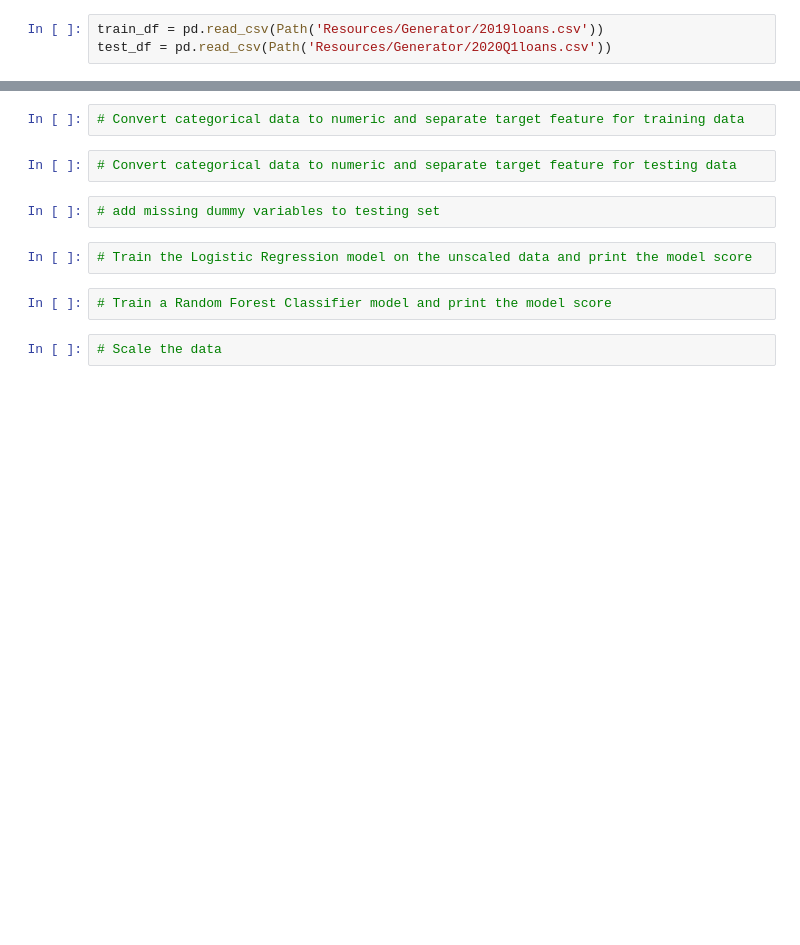
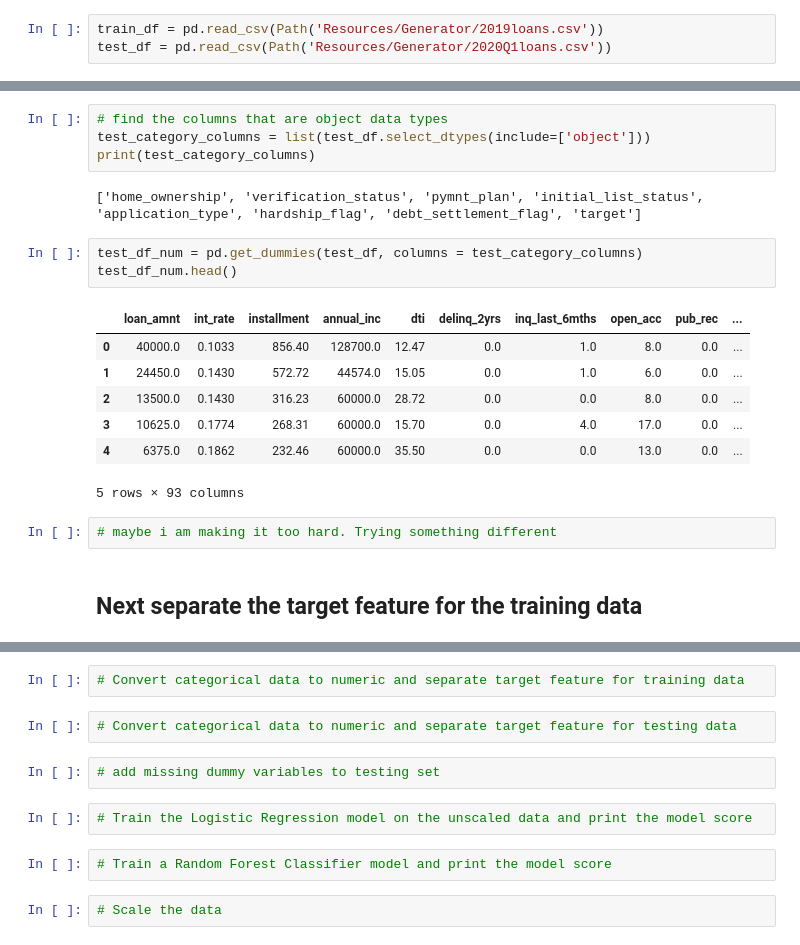
Before and after one commit to wycislo/LendingClub, a Jupyter notebook: Credit_Risk_Evaluator.ipynb, the cells around one changed output, grey strips where cells are left out. Cells and saved outputs as stored; diff of their text form; blank space fills up the shorter version.

```diff
--- a/Credit_Risk_Evaluator.ipynb
+++ b/Credit_Risk_Evaluator.ipynb
@@ -11,0 +59,21 @@ test_df = pd.read_csv(Path('Resources/Generator/2020Q1loans.csv'))
+# %%
+# find the columns that are object data types
+test_category_columns = list(test_df.select_dtypes(include=['object']))
+print(test_category_columns)
+# %% [output]
+['home_ownership', 'verification_status', 'pymnt_plan', 'initial_list_status', 'application_type', 'hardship_flag', 'debt_settlement_flag', 'target']
+# %%
+test_df_num = pd.get_dummies(test_df, columns = test_category_columns)
+test_df_num.head()
+# %% [output]
+|  | loan_amnt | int_rate | installment | annual_inc | dti | delinq_2yrs | inq_last_6mths | open_acc | pub_rec | ... |
+| 0 | 40000.0 | 0.1033 | 856.40 | 128700.0 | 12.47 | 0.0 | 1.0 | 8.0 | 0.0 | ... |
+| 1 | 24450.0 | 0.1430 | 572.72 | 44574.0 | 15.05 | 0.0 | 1.0 | 6.0 | 0.0 | ... |
+| 2 | 13500.0 | 0.1430 | 316.23 | 60000.0 | 28.72 | 0.0 | 0.0 | 8.0 | 0.0 | ... |
+| 3 | 10625.0 | 0.1774 | 268.31 | 60000.0 | 15.70 | 0.0 | 4.0 | 17.0 | 0.0 | ... |
+| 4 | 6375.0 | 0.1862 | 232.46 | 60000.0 | 35.50 | 0.0 | 0.0 | 13.0 | 0.0 | ... |
+5 rows × 93 columns
+# %%
+# maybe i am making it too hard. Trying something different
+# %% [markdown]
+## Next separate the target feature for the training data
```
Also changed, not shown: parts of 11 cells of this notebook, 2 other files.
